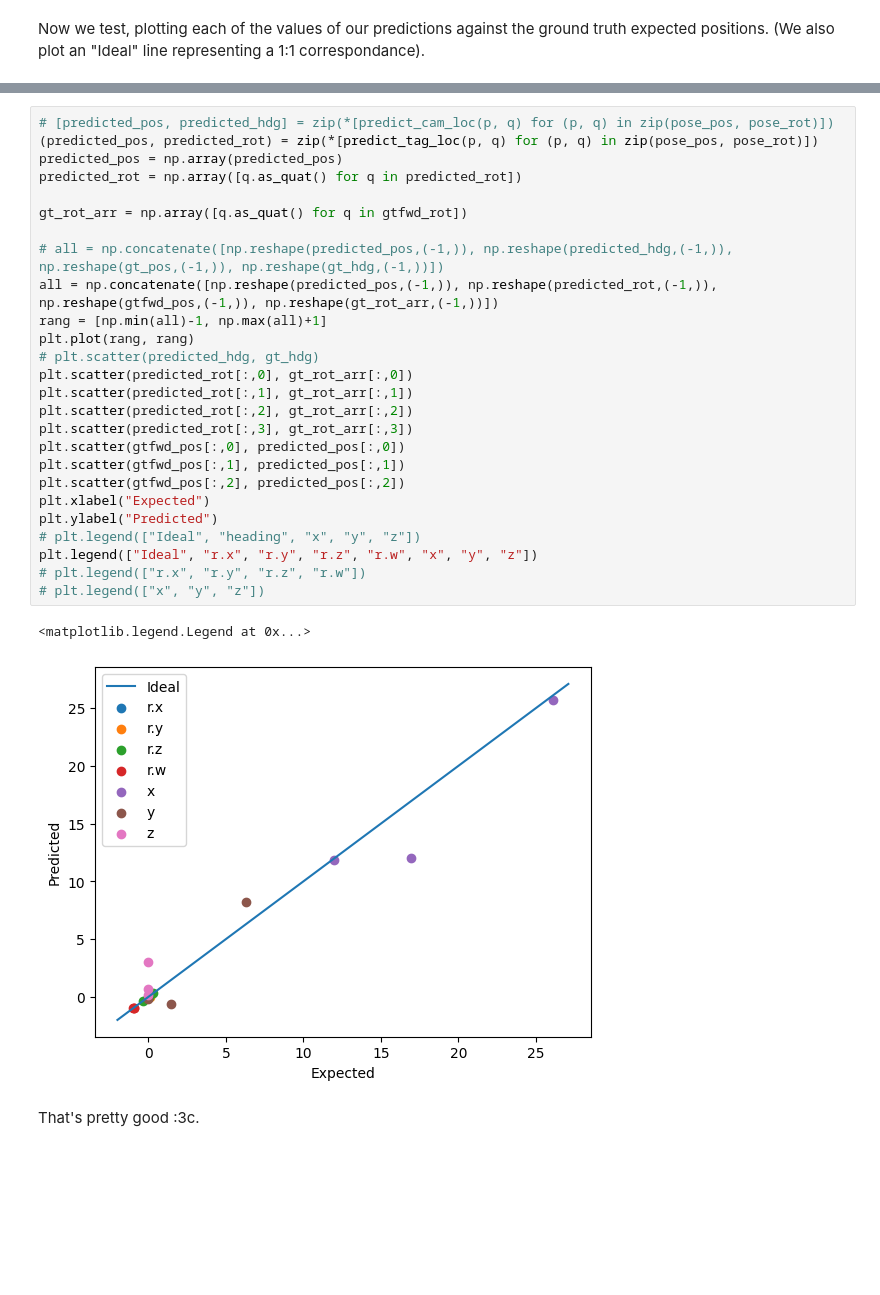
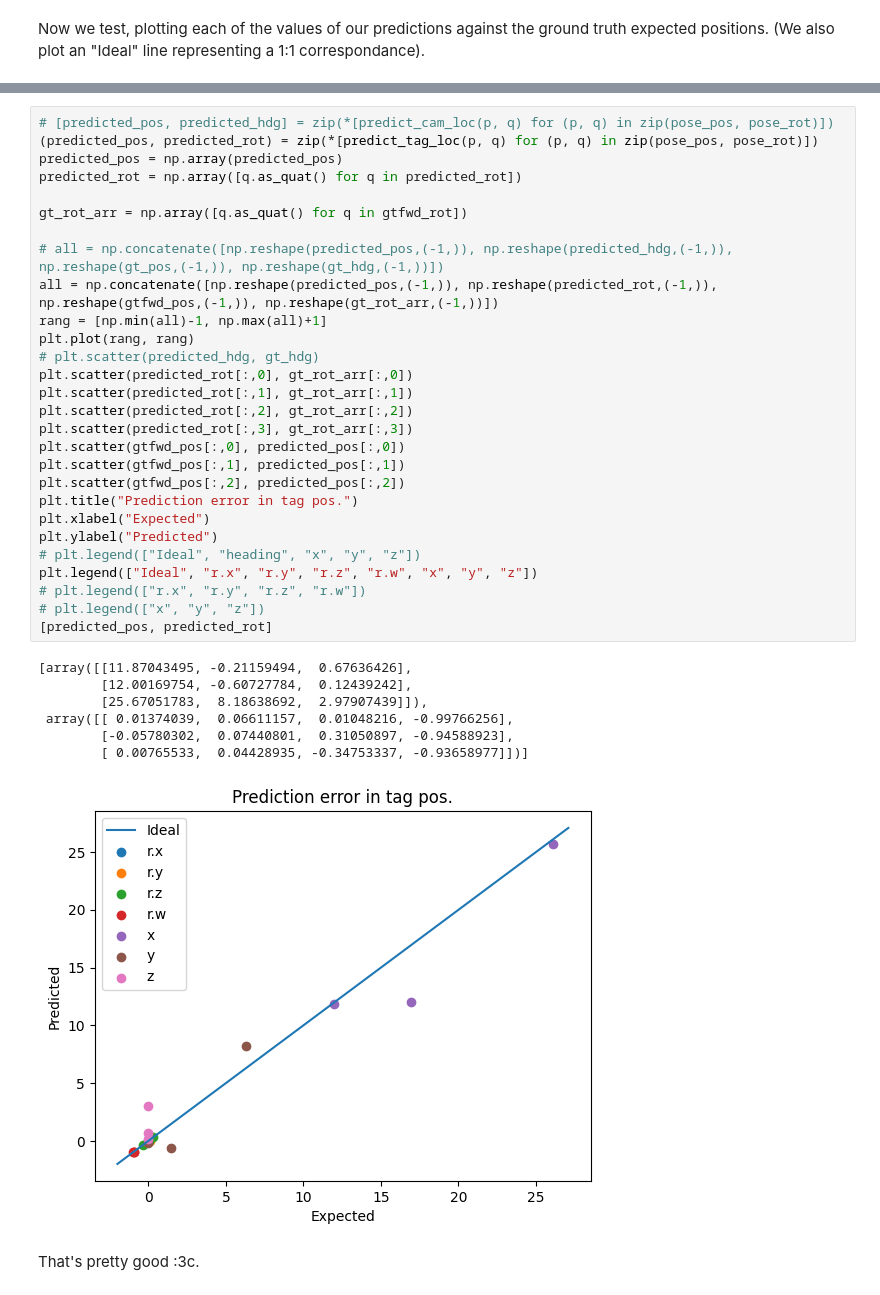
Before and after one commit to LightningHawks6032/notebook-archive, a Jupyter notebook: apriltag/apriltag-position-doing.ipynb, the cells around one changed output, grey strips where cells are left out. Drawn from its saved outputs; the diff is of its cells as text; blank space fills up the shorter version.

```diff
--- a/apriltag/apriltag-position-doing.ipynb
+++ b/apriltag/apriltag-position-doing.ipynb
@@ -225,31 +232,38 @@ plt.legend(["Ideal", "r.x", "r.y", "r.z", "r.w", "x", "y", "z"])
 # %%
 # [predicted_pos, predicted_hdg] = zip(*[predict_cam_loc(p, q) for (p, q) in zip(pose_pos, pose_rot)])
 (predicted_pos, predicted_rot) = zip(*[predict_tag_loc(p, q) for (p, q) in zip(pose_pos, pose_rot)])
 predicted_pos = np.array(predicted_pos)
 predicted_rot = np.array([q.as_quat() for q in predicted_rot])
 
 gt_rot_arr = np.array([q.as_quat() for q in gtfwd_rot])
 
 # all = np.concatenate([np.reshape(predicted_pos,(-1,)), np.reshape(predicted_hdg,(-1,)), np.reshape(gt_pos,(-1,)), np.reshape(gt_hdg,(-1,))])
 all = np.concatenate([np.reshape(predicted_pos,(-1,)), np.reshape(predicted_rot,(-1,)), np.reshape(gtfwd_pos,(-1,)), np.reshape(gt_rot_arr,(-1,))])
 rang = [np.min(all)-1, np.max(all)+1]
 plt.plot(rang, rang)
 # plt.scatter(predicted_hdg, gt_hdg)
 plt.scatter(predicted_rot[:,0], gt_rot_arr[:,0])
 plt.scatter(predicted_rot[:,1], gt_rot_arr[:,1])
 plt.scatter(predicted_rot[:,2], gt_rot_arr[:,2])
 plt.scatter(predicted_rot[:,3], gt_rot_arr[:,3])
 plt.scatter(gtfwd_pos[:,0], predicted_pos[:,0])
 plt.scatter(gtfwd_pos[:,1], predicted_pos[:,1])
 plt.scatter(gtfwd_pos[:,2], predicted_pos[:,2])
+plt.title("Prediction error in tag pos.")
 plt.xlabel("Expected")
 plt.ylabel("Predicted")
 # plt.legend(["Ideal", "heading", "x", "y", "z"])
 plt.legend(["Ideal", "r.x", "r.y", "r.z", "r.w", "x", "y", "z"])
 # plt.legend(["r.x", "r.y", "r.z", "r.w"])
 # plt.legend(["x", "y", "z"])
+[predicted_pos, predicted_rot]
 # %% [output]
-<matplotlib.legend.Legend at 0x...>
+[array([[11.87043495, -0.21159494,  0.67636426],
+        [12.00169754, -0.60727784,  0.12439242],
+        [25.67051783,  8.18638692,  2.97907439]]),
+ array([[ 0.01374039,  0.06611157,  0.01048216, -0.99766256],
+        [-0.05780302,  0.07440801,  0.31050897, -0.94588923],
+        [ 0.00765533,  0.04428935, -0.34753337, -0.93658977]])]
-[figure, old version]
+[figure, new version]
 # %% [markdown]
 That's pretty good :3c.
```
Also changed, not shown: parts of 3 cells of this notebook, 3 other files.
